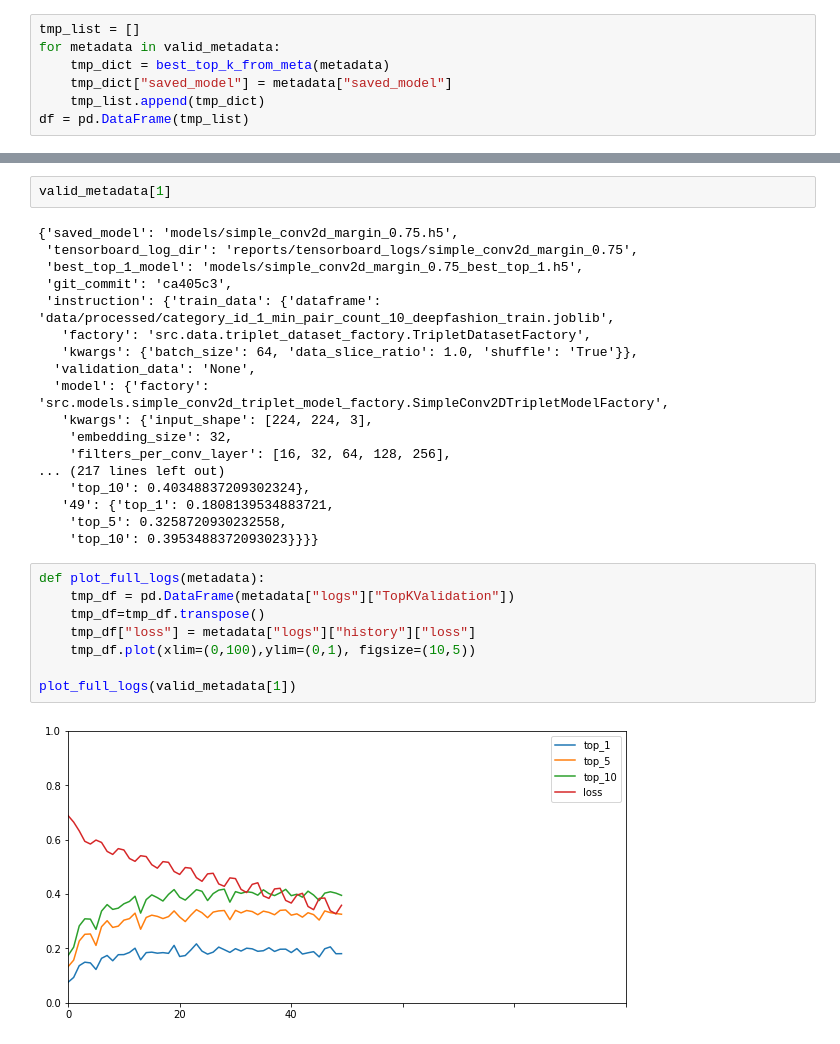
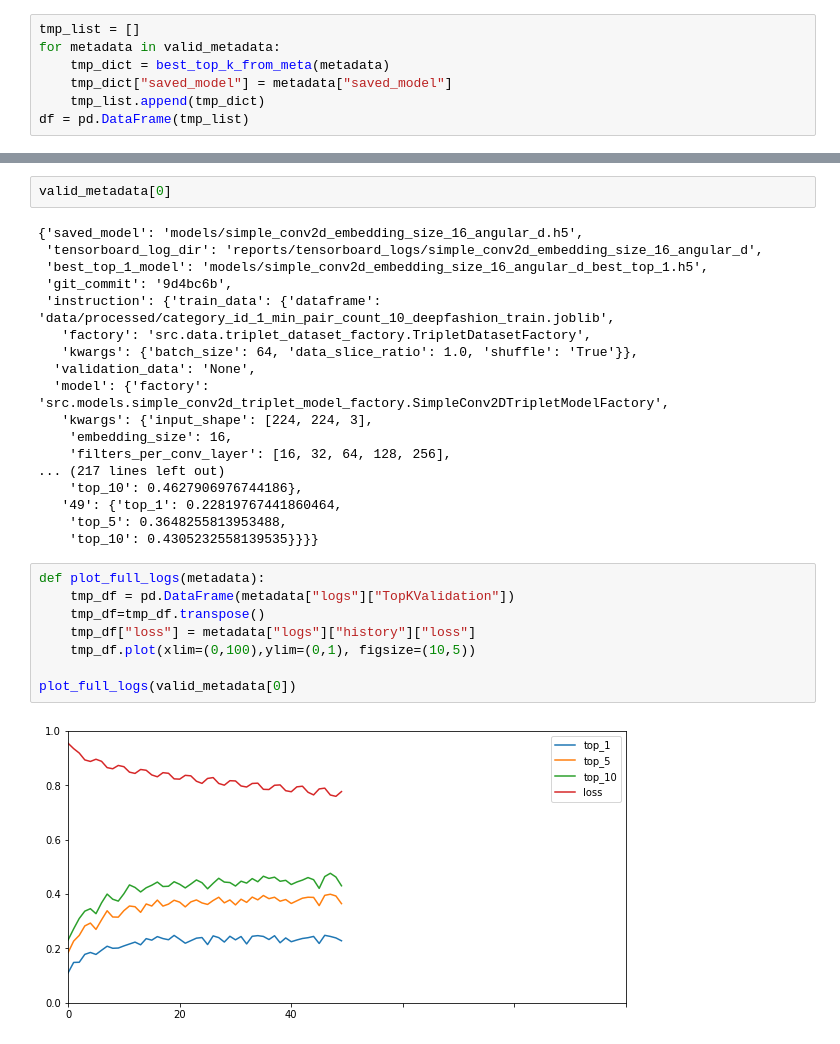
Before and after one commit to sgerloff/sustainable_deepfashion, a Jupyter notebook: notebooks/explore/compare_trained_models.ipynb, the cells around one changed output, grey strips where cells are left out. Drawn from its saved outputs; the diff is of its cells as text.

```diff
--- a/notebooks/explore/compare_trained_models.ipynb
+++ b/notebooks/explore/compare_trained_models.ipynb
@@ -93,30 +87,30 @@ df.sort_values(by="top_1", ascending=False)
 # %%
-valid_metadata[1]
+valid_metadata[0]
 # %% [output]
-{'saved_model': 'models/simple_conv2d_margin_0.75.h5',
- 'tensorboard_log_dir': 'reports/tensorboard_logs/simple_conv2d_margin_0.75',
- 'best_top_1_model': 'models/simple_conv2d_margin_0.75_best_top_1.h5',
- 'git_commit': 'ca405c3',
+{'saved_model': 'models/simple_conv2d_embedding_size_16_angular_d.h5',
+ 'tensorboard_log_dir': 'reports/tensorboard_logs/simple_conv2d_embedding_size_16_angular_d',
+ 'best_top_1_model': 'models/simple_conv2d_embedding_size_16_angular_d_best_top_1.h5',
+ 'git_commit': '9d4bc6b',
  'instruction': {'train_data': {'dataframe': 'data/processed/category_id_1_min_pair_count_10_deepfashion_train.joblib',
    'factory': 'src.data.triplet_dataset_factory.TripletDatasetFactory',
    'kwargs': {'batch_size': 64, 'data_slice_ratio': 1.0, 'shuffle': 'True'}},
   'validation_data': 'None',
   'model': {'factory': 'src.models.simple_conv2d_triplet_model_factory.SimpleConv2DTripletModelFactory',
    'kwargs': {'input_shape': [224, 224, 3],
-    'embedding_size': 32,
+    'embedding_size': 16,
     'filters_per_conv_layer': [16, 32, 64, 128, 256],
 ... (217 lines left out)
-    'top_10': 0.40348837209302324},
-   '49': {'top_1': 0.1808139534883721,
-    'top_5': 0.3258720930232558,
-    'top_10': 0.3953488372093023}}}}
+    'top_10': 0.4627906976744186},
+   '49': {'top_1': 0.22819767441860464,
+    'top_5': 0.3648255813953488,
+    'top_10': 0.4305232558139535}}}}
 # %%
 def plot_full_logs(metadata):
     tmp_df = pd.DataFrame(metadata["logs"]["TopKValidation"])
     tmp_df=tmp_df.transpose()
     tmp_df["loss"] = metadata["logs"]["history"]["loss"]
     tmp_df.plot(xlim=(0,100),ylim=(0,1), figsize=(10,5))
 
-plot_full_logs(valid_metadata[1])
+plot_full_logs(valid_metadata[0])
 # %% [output]
-[figure, old version]
+[figure, new version]
```
Also changed, not shown: parts of 2 cells of this notebook.
